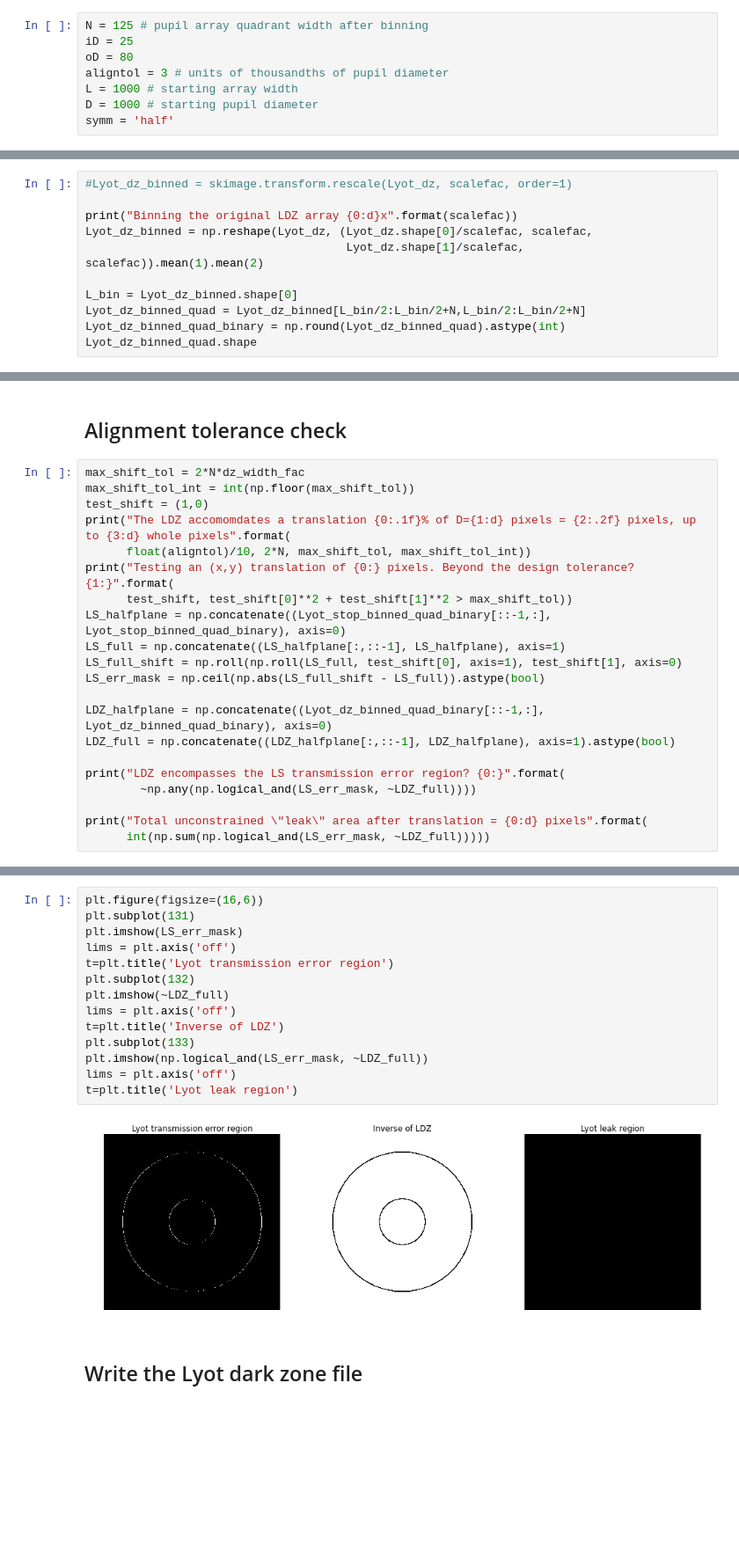
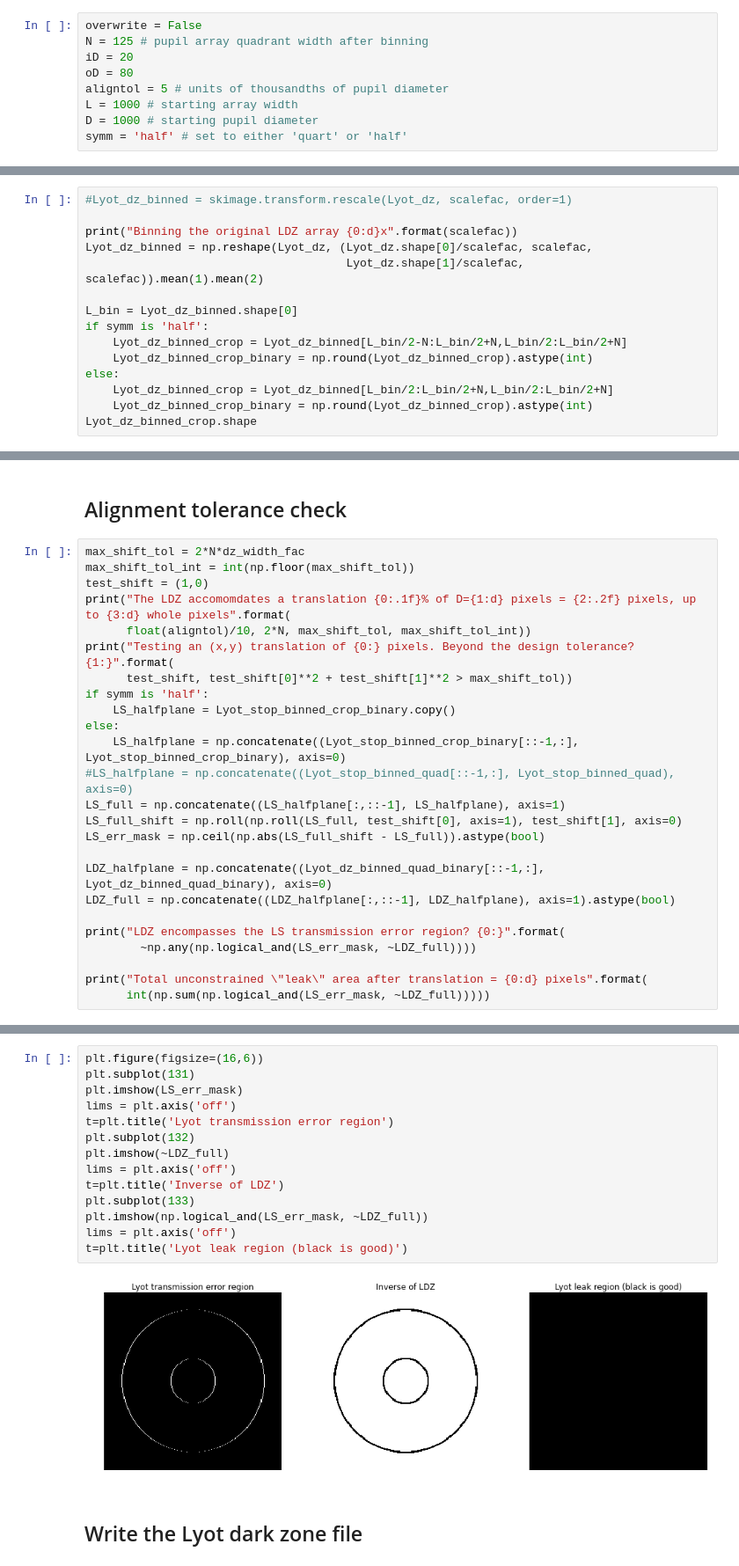
Before and after one commit to neilzim/SCDA, a Jupyter notebook: make_Lyotstop_obs0.ipynb, the cells around one changed output, grey strips where cells are left out. Shown at 88% size. Saved outputs shown, nothing was run; the diff lists cells and outputs as text; blank space fills up the shorter version.

```diff
--- a/make_Lyotstop_obs0.ipynb
+++ b/make_Lyotstop_obs0.ipynb
@@ -13,12 +20,13 @@ Populating the interactive namespace from numpy and matplotlib
 # %% [markdown]
 ## Set basic parameters
 # %%
+overwrite = False
 N = 125 # pupil array quadrant width after binning
-iD = 25
+iD = 20
 oD = 80
-aligntol = 3 # units of thousandths of pupil diameter
+aligntol = 5 # units of thousandths of pupil diameter
 L = 1000 # starting array width
 D = 1000 # starting pupil diameter
-symm = 'half'
+symm = 'half' # set to either 'quart' or 'half'
 # %%
 #LS_dir = os.path.abspath("../InputMasks/LS")
@@ -177,7 +176,11 @@ Lyot_dz_binned = np.reshape(Lyot_dz, (Lyot_dz.shape[0]/scalefac, scalefac,
                                       Lyot_dz.shape[1]/scalefac, scalefac)).mean(1).mean(2)
 
 L_bin = Lyot_dz_binned.shape[0]
-Lyot_dz_binned_quad = Lyot_dz_binned[L_bin/2:L_bin/2+N,L_bin/2:L_bin/2+N]
-Lyot_dz_binned_quad_binary = np.round(Lyot_dz_binned_quad).astype(int)
-Lyot_dz_binned_quad.shape
+if symm is 'half':
+    Lyot_dz_binned_crop = Lyot_dz_binned[L_bin/2-N:L_bin/2+N,L_bin/2:L_bin/2+N]
+    Lyot_dz_binned_crop_binary = np.round(Lyot_dz_binned_crop).astype(int)
+else:
+    Lyot_dz_binned_crop = Lyot_dz_binned[L_bin/2:L_bin/2+N,L_bin/2:L_bin/2+N]
+    Lyot_dz_binned_crop_binary = np.round(Lyot_dz_binned_crop).astype(int)
+Lyot_dz_binned_crop.shape
 # %% [output]
@@ -212,7 +215,11 @@ print("The LDZ accomomdates a translation {0:.1f}% of D={1:d} pixels = {2:.2f} p
       float(aligntol)/10, 2*N, max_shift_tol, max_shift_tol_int))
 print("Testing an (x,y) translation of {0:} pixels. Beyond the design tolerance? {1:}".format(
       test_shift, test_shift[0]**2 + test_shift[1]**2 > max_shift_tol))
-LS_halfplane = np.concatenate((Lyot_stop_binned_quad_binary[::-1,:], Lyot_stop_binned_quad_binary), axis=0)
+if symm is 'half':
+    LS_halfplane = Lyot_stop_binned_crop_binary.copy()
+else:
+    LS_halfplane = np.concatenate((Lyot_stop_binned_crop_binary[::-1,:], Lyot_stop_binned_crop_binary), axis=0)
+#LS_halfplane = np.concatenate((Lyot_stop_binned_quad[::-1,:], Lyot_stop_binned_quad), axis=0)
 LS_full = np.concatenate((LS_halfplane[:,::-1], LS_halfplane), axis=1)
 LS_full_shift = np.roll(np.roll(LS_full, test_shift[0], axis=1), test_shift[1], axis=0)
 LS_err_mask = np.ceil(np.abs(LS_full_shift - LS_full)).astype(bool)
@@ -233,19 +240,19 @@ Total unconstrained "leak" area after translation = 0 pixels
 # %%
 plt.figure(figsize=(16,6))
 plt.subplot(131)
 plt.imshow(LS_err_mask)
 lims = plt.axis('off')
 t=plt.title('Lyot transmission error region')
 plt.subplot(132)
 plt.imshow(~LDZ_full)
 lims = plt.axis('off')
 t=plt.title('Inverse of LDZ')
 plt.subplot(133)
 plt.imshow(np.logical_and(LS_err_mask, ~LDZ_full))
 lims = plt.axis('off')
-t=plt.title('Lyot leak region')
+t=plt.title('Lyot leak region (black is good)')
 # %% [output]
-[figure, old version]
+[figure, new version]
 # %% [markdown]
 ## Write the Lyot dark zone file
 # %%
```
Also changed, not shown: parts of 12 cells of this notebook.
